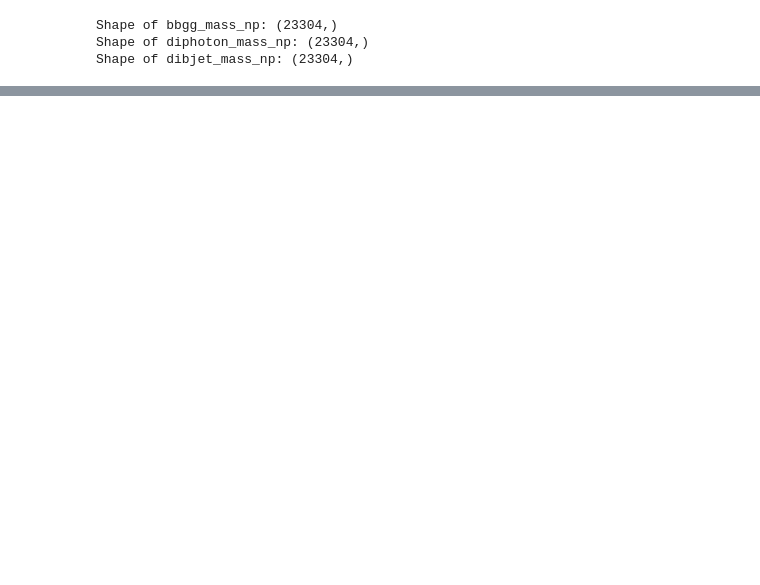
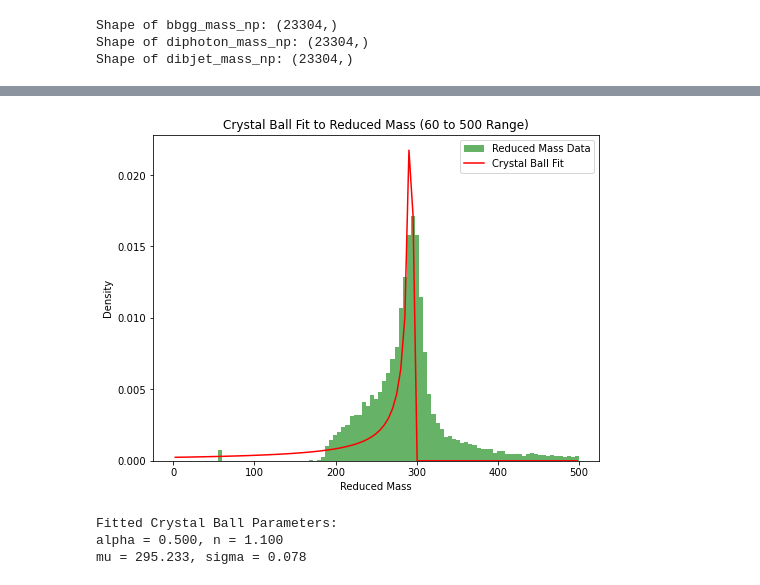
Before and after one commit to tiwariPC/hhbbgg_AwkwardAnalyzer, a Jupyter notebook: stats_study/notebook_signal_fitting/signal_mass_fitting .ipynb, the cells around one changed output, grey strips where cells are left out. Drawn from its saved outputs; the diff is of its cells as text; code cells hidden in the pictures; blank space fills up the shorter version.

```diff
--- a/stats_study/signal_study/notebook_signal_fitting/mass_fitting .ipynb
+++ b/stats_study/notebook_signal_fitting/signal_mass_fitting .ipynb
@@ -892,0 +991,69 @@ ValueError: `x0` is infeasible.
+# %%
+from scipy.optimize import curve_fit
+import numpy as np
+
+# Define the Crystal Ball function
+def crystal_ball(x, alpha, n, mu, sigma):
+    t = (x - mu) / sigma
+    result = np.piecewise(
+        t,
+        [t < -alpha, t >= -alpha],
+        [
+            lambda t: np.exp(-0.5 * alpha**2)
+            * ((n / alpha) ** n)
+            * ((n / alpha - alpha - t) ** -n),
+            lambda t: np.exp(-0.5 * t**2),
+        ],
+    )
+    return result
+
+# Fit function
+def fit_crystal_ball(data, bins):
+    # Compute the histogram
+    hist, bin_edges = np.histogram(data, bins=bins, density=True)
+    bin_centers = (bin_edges[:-1] + bin_edges[1:]) / 2
+
+    # Initial parameter guesses
+    initial_params = [
+        2.0,            # alpha: shape of the left tail
+        2.0,            # n: steepness of the tail
+        np.mean(data),  # mu: center of the distribution
+        np.std(data),   # sigma: width of the distribution
+    ]
+
+    # Bounds for parameters
+    bounds = (
+        [0.5, 1.1, 60.0, 0.01],       # Lower bounds
+        [5.0, 10.0, 500.0, 100.0],    # Upper bounds
+    )
+
+    # Fit Crystal Ball function to the data
+    popt, _ = curve_fit(crystal_ball, bin_centers, hist, p0=initial_params, bounds=bounds, maxfev=10000)
+
+    return popt, bin_centers
+
+# Fit the Crystal Ball
+params_cb, bin_centers = fit_crystal_ball(reduced_mass, bins)
+fitted_curve_cb = crystal_ball(bin_centers, *params_cb)
+
+# Plot results
+import matplotlib.pyplot as plt
+
+plt.figure(figsize=(8, 6))
+plt.hist(reduced_mass, bins=bins, density=True, alpha=0.6, color="g", label="Reduced Mass Data")
+plt.plot(bin_centers, fitted_curve_cb, "r-", label="Crystal Ball Fit")
+plt.xlabel("Reduced Mass")
+plt.ylabel("Density")
+plt.title("Crystal Ball Fit to Reduced Mass (60 to 500 Range)")
+plt.legend()
+plt.show()
+
+# Print fitted parameters
+print("Fitted Crystal Ball Parameters:")
+print(f"alpha = {params_cb[0]:.3f}, n = {params_cb[1]:.3f}")
+print(f"mu = {params_cb[2]:.3f}, sigma = {params_cb[3]:.3f}")
+# %% [output]
+[figure, added]
+Fitted Crystal Ball Parameters:
+alpha = 0.500, n = 1.100
+mu = 295.233, sigma = 0.078
```
Also changed, not shown: parts of 12 cells of this notebook.
